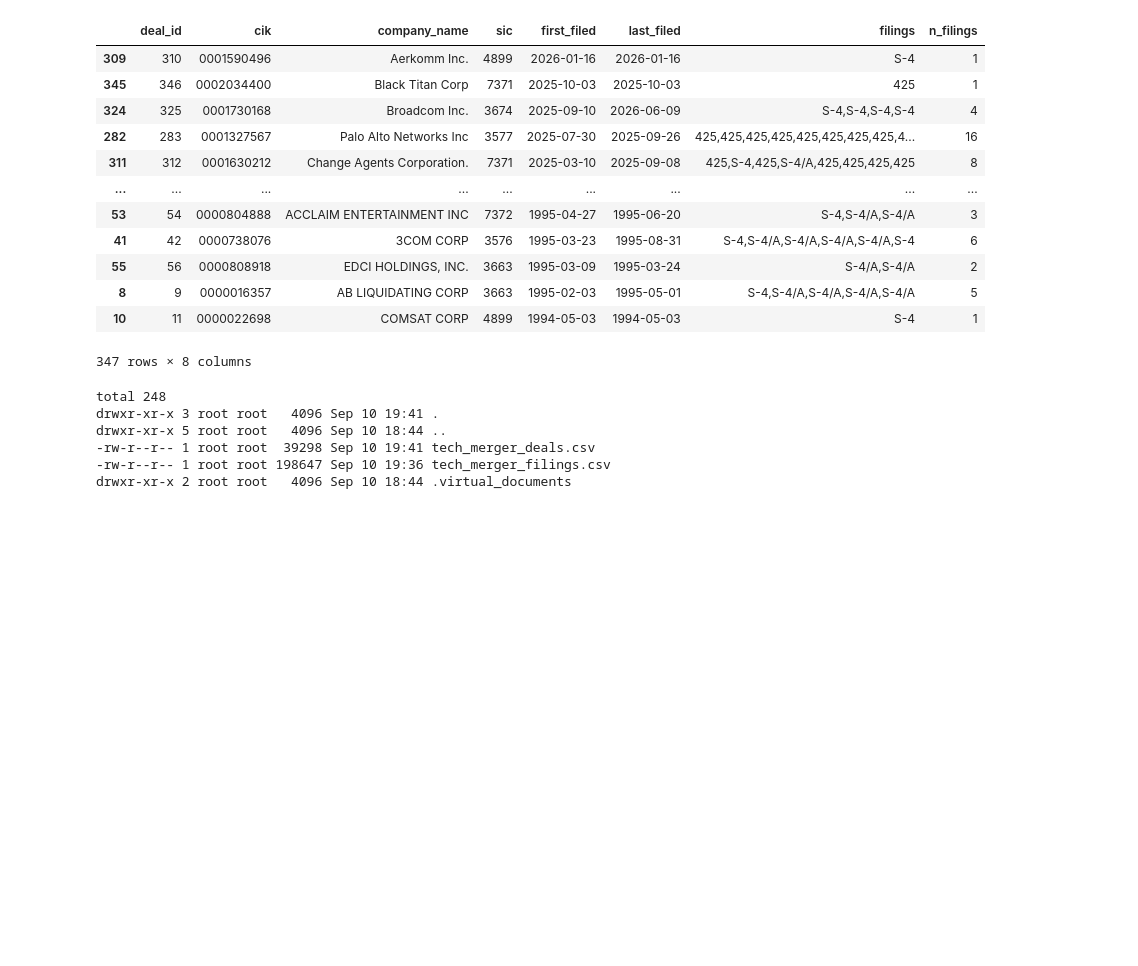
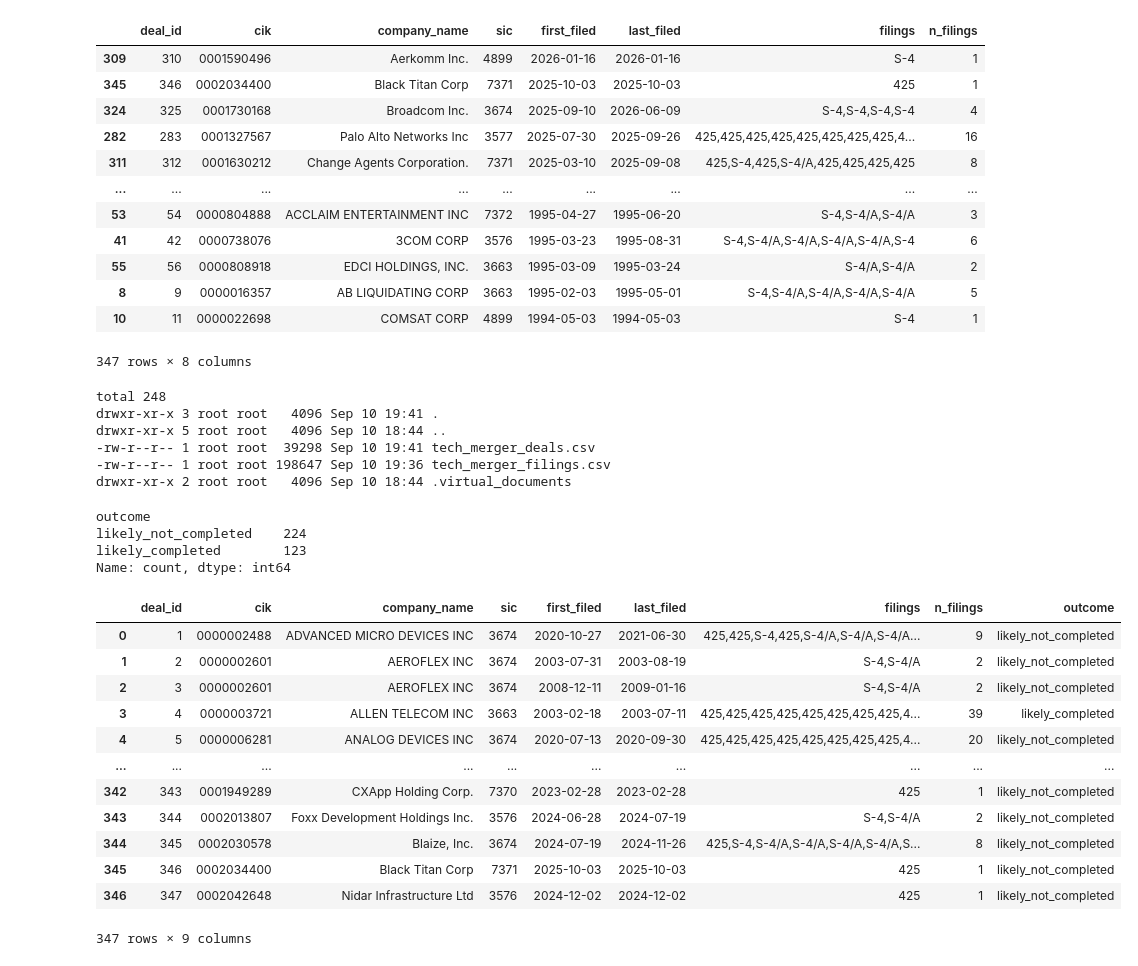
Before and after one commit to Hughes-Tyler/AnalyticsCapstone, a Jupyter notebook: notebook/analytics-capstone-edgar-data-pull.ipynb, the cells around one changed output. Saved outputs shown, nothing was run; the diff lists cells and outputs as text; code cells hidden in the pictures; blank space fills up the shorter version.

```diff
--- a/notebook/analytics-capstone-edgar-data-pull.ipynb
+++ b/notebook/analytics-capstone-edgar-data-pull.ipynb
@@ -327,3 +327,54 @@ drwxr-xr-x 5 root root   4096 Sep 10 18:44 ..
 -rw-r--r-- 1 root root  39298 Sep 10 19:41 tech_merger_deals.csv
 -rw-r--r-- 1 root root 198647 Sep 10 19:36 tech_merger_filings.csv
 drwxr-xr-x 2 root root   4096 Sep 10 18:44 .virtual_documents
+# %%
+# Check each deal for a Form 15 (deregistration) filed after the merger filing
+# Presence of Form 15 = strong signal the deal closed and the company was delisted
+import datetime
+
+outcomes = []
+for _, row in deal_summary.iterrows():
+    cik_padded = str(row['cik']).zfill(10)
+    url = f"https://data.sec.gov/submissions/CIK{cik_padded}.json"
+    r = requests.get(url, headers=headers)
+    if r.status_code != 200:
+        outcomes.append("unknown")
+        continue
+    data = r.json()
+    recent = data.get("filings", {}).get("recent", {})
+    forms = recent.get("form", [])
+    dates = recent.get("filingDate", [])
+
+    last_filed = pd.to_datetime(row['last_filed'])
+    found_form15 = False
+    for f, d in zip(forms, dates):
+        if f in ("15-12B", "15-12G", "25-NSE"):
+            filed_date = pd.to_datetime(d)
+            if last_filed <= filed_date <= last_filed + pd.Timedelta(days=500):
+                found_form15 = True
+                break
+
+    outcomes.append("likely_completed" if found_form15 else "likely_not_completed")
+    time.sleep(0.15)
+
+deal_summary['outcome'] = outcomes
+print(deal_summary['outcome'].value_counts())
+deal_summary
+# %% [output]
+outcome
+likely_not_completed    224
+likely_completed        123
+Name: count, dtype: int64
+|  | deal_id | cik | company_name | sic | first_filed | last_filed | filings | n_filings | outcome |
+| 0 | 1 | 0000002488 | ADVANCED MICRO DEVICES INC | 3674 | 2020-10-27 | 2021-06-30 | 425,425,S-4,425,S-4/A,S-4/A,S-4/A... | 9 | likely_not_completed |
+| 1 | 2 | 0000002601 | AEROFLEX INC | 3674 | 2003-07-31 | 2003-08-19 | S-4,S-4/A | 2 | likely_not_completed |
+| 2 | 3 | 0000002601 | AEROFLEX INC | 3674 | 2008-12-11 | 2009-01-16 | S-4,S-4/A | 2 | likely_not_completed |
+| 3 | 4 | 0000003721 | ALLEN TELECOM INC | 3663 | 2003-02-18 | 2003-07-11 | 425,425,425,425,425,425,425,425,4... | 39 | likely_completed |
+| 4 | 5 | 0000006281 | ANALOG DEVICES INC | 3674 | 2020-07-13 | 2020-09-30 | 425,425,425,425,425,425,425,425,4... | 20 | likely_not_completed |
+| ... | ... | ... | ... | ... | ... | ... | ... | ... | ... |
+| 342 | 343 | 0001949289 | CXApp Holding Corp. | 7370 | 2023-02-28 | 2023-02-28 | 425 | 1 | likely_not_completed |
+| 343 | 344 | 0002013807 | Foxx Development Holdings Inc. | 3576 | 2024-06-28 | 2024-07-19 | S-4,S-4/A | 2 | likely_not_completed |
+| 344 | 345 | 0002030578 | Blaize, Inc. | 3674 | 2024-07-19 | 2024-11-26 | 425,S-4,S-4/A,S-4/A,S-4/A,S-4/A,S... | 8 | likely_not_completed |
+| 345 | 346 | 0002034400 | Black Titan Corp | 7371 | 2025-10-03 | 2025-10-03 | 425 | 1 | likely_not_completed |
+| 346 | 347 | 0002042648 | Nidar Infrastructure Ltd | 3576 | 2024-12-02 | 2024-12-02 | 425 | 1 | likely_not_completed |
+347 rows × 9 columns
```
Also changed, not shown: parts of 1 cell of this notebook.
